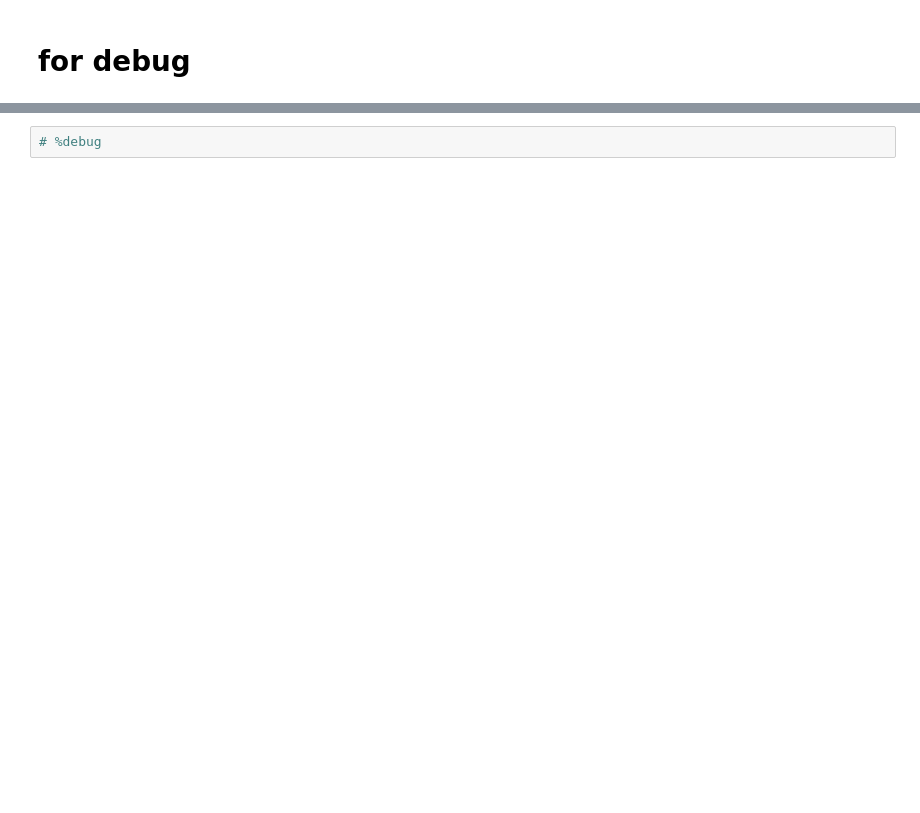
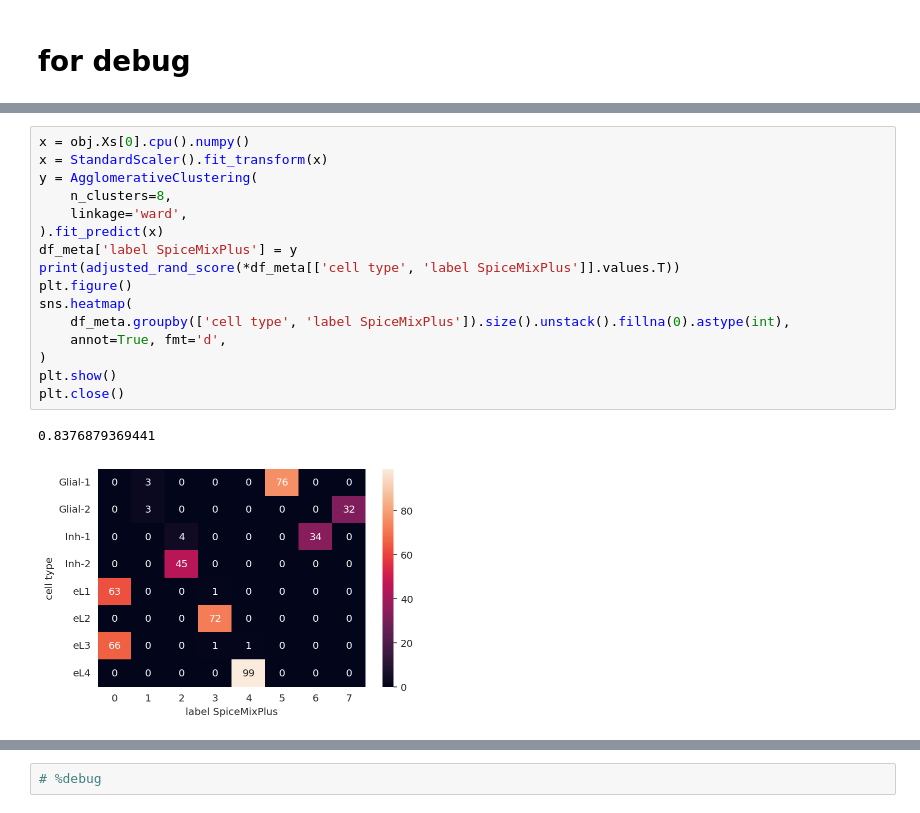
Before and after one commit to alam-shahul/popari, a Jupyter notebook: SpiceMix/main_synthetic.ipynb, the cells around one changed output, grey strips where cells are left out. Cells and saved outputs as stored; diff of their text form; blank space fills up the shorter version.

```diff
--- a/SpiceMix/main_synthetic.ipynb
+++ b/SpiceMix/main_synthetic.ipynb
@@ -211,0 +289,19 @@ Wall time: 3min 9s
+# %%
+x = obj.Xs[0].cpu().numpy()
+x = StandardScaler().fit_transform(x)
+y = AgglomerativeClustering(
+    n_clusters=8,
+    linkage='ward',
+).fit_predict(x)
+df_meta['label SpiceMixPlus'] = y
+print(adjusted_rand_score(*df_meta[['cell type', 'label SpiceMixPlus']].values.T))
+plt.figure()
+sns.heatmap(
+    df_meta.groupby(['cell type', 'label SpiceMixPlus']).size().unstack().fillna(0).astype(int),
+    annot=True, fmt='d',
+)
+plt.show()
+plt.close()
+# %% [output]
+0.8376879369441
+[figure, added]
```
Also changed, not shown: parts of 13 cells of this notebook, 8 other files.
